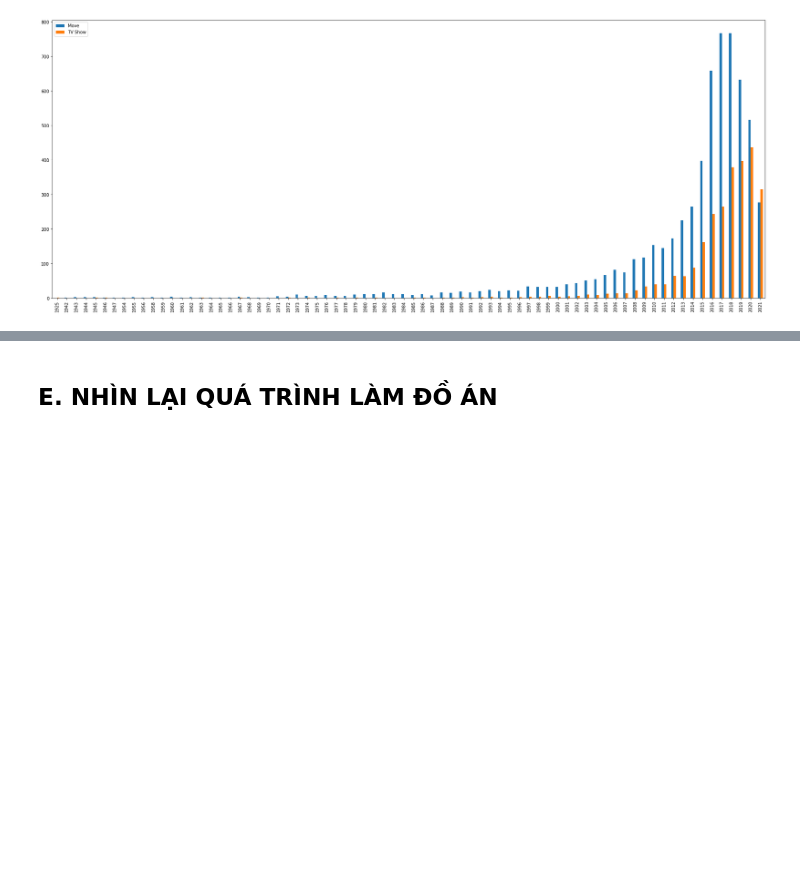
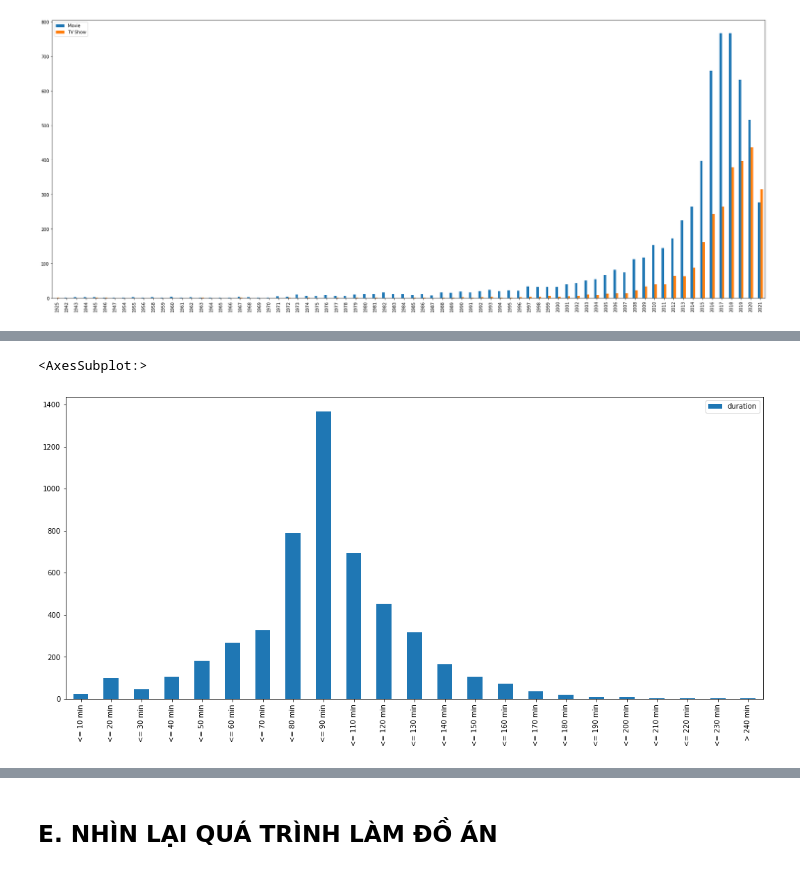
Before and after one commit to vt-khang/LTCKHDL-FinalProject, a Jupyter notebook: DNCK.ipynb, the cells around one changed output, grey strips where cells are left out. Drawn from its saved outputs; the diff is of its cells as text; code cells hidden in the pictures; blank space fills up the shorter version.

```diff
--- a/DNCK.ipynb
+++ b/DNCK.ipynb
@@ -315,0 +363,3 @@ df_duration
+# %%
+duration_film_df = pd.DataFrame(netflix_df['duration'].value_counts().sort_index())
+duration_film_df
@@ -315,0 +394,25 @@ df_duration
+# %%
+duration_by_minute_df = pd.DataFrame({'<= 10 min': duration_film_df.loc[re.findall(r"\b[1][0-9]\b min", ' '.join(duration_film_df.index))].sum(),
+                                     '<= 20 min': duration_film_df.loc[re.findall(r"\b[2][0-9]\b min", ' '.join(duration_film_df.index))].sum(),
+                                     '<= 30 min': duration_film_df.loc[re.findall(r"\b[3][0-9]\b min", ' '.join(duration_film_df.index))].sum(),
+                                     '<= 40 min': duration_film_df.loc[re.findall(r"\b[4][0-9]\b min", ' '.join(duration_film_df.index))].sum(),
+                                     '<= 50 min': duration_film_df.loc[re.findall(r"\b[5][0-9]\b min", ' '.join(duration_film_df.index))].sum(),
+                                     '<= 60 min': duration_film_df.loc[re.findall(r"\b[6][0-9]\b min", ' '.join(duration_film_df.index))].sum(),
+                                     '<= 70 min': duration_film_df.loc[re.findall(r"\b[7][0-9]\b min", ' '.join(duration_film_df.index))].sum(),
+                                     '<= 80 min': duration_film_df.loc[re.findall(r"\b[8][0-9]\b min", ' '.join(duration_film_df.index))].sum(),
+                                     '<= 90 min': duration_film_df.loc[re.findall(r"\b[9][0-9]\b min", ' '.join(duration_film_df.index))].sum(),
+                                     '<= 110 min': duration_film_df.loc[re.findall(r"\b[1][1][0-9]\b min", ' '.join(duration_film_df.index))].sum(),
+                                     '<= 120 min': duration_film_df.loc[re.findall(r"\b[1][2][0-9]\b min", ' '.join(duration_film_df.index))].sum(),
+                                     '<= 130 min': duration_film_df.loc[re.findall(r"\b[1][3][0-9]\b min", ' '.join(duration_film_df.index))].sum(),
+                                     '<= 140 min': duration_film_df.loc[re.findall(r"\b[1][4][0-9]\b min", ' '.join(duration_film_df.index))].sum(),
+                                     '<= 150 min': duration_film_df.loc[re.findall(r"\b[1][5][0-9]\b min", ' '.join(duration_film_df.index))].sum(),
+                                     '<= 160 min': duration_film_df.loc[re.findall(r"\b[1][6][0-9]\b min", ' '.join(duration_film_df.index))].sum(),
+                                     '<= 170 min': duration_film_df.loc[re.findall(r"\b[1][7][0-9]\b min", ' '.join(duration_film_df.index))].sum(),
+                                     '<= 180 min': duration_film_df.loc[re.findall(r"\b[1][8][0-9]\b min", ' '.join(duration_film_df.index))].sum(),
+                                     '<= 190 min': duration_film_df.loc[re.findall(r"\b[1][9][0-9]\b min", ' '.join(duration_film_df.index))].sum(),
+                                     '<= 200 min': duration_film_df.loc[re.findall(r"\b[2][0][0-9]\b min", ' '.join(duration_film_df.index))].sum(),
+                                     '<= 210 min': duration_film_df.loc[re.findall(r"\b[2][1][0-9]\b min", ' '.join(duration_film_df.index))].sum(),
+                                     '<= 220 min': duration_film_df.loc[re.findall(r"\b[2][2][0-9]\b min", ' '.join(duration_film_df.index))].sum(),
+                                     '<= 230 min': duration_film_df.loc[re.findall(r"\b[2][3][0-9]\b min", ' '.join(duration_film_df.index))].sum(),
+                                     '> 240 min': duration_film_df.loc[re.findall(r"\b[2][4-9][0-9]\b min|\b[3-9][0-9][0-9]\b min", ' '.join(duration_film_df.index))].sum()}).T
+duration_by_minute_df
@@ -315,0 +485,5 @@ df_duration
+# %%
+duration_by_minute_df.plot.bar(figsize = (18, 8))
+# %% [output]
+<AxesSubplot:>
+[figure, added]
```
Also changed, not shown: parts of 31 cells of this notebook.
